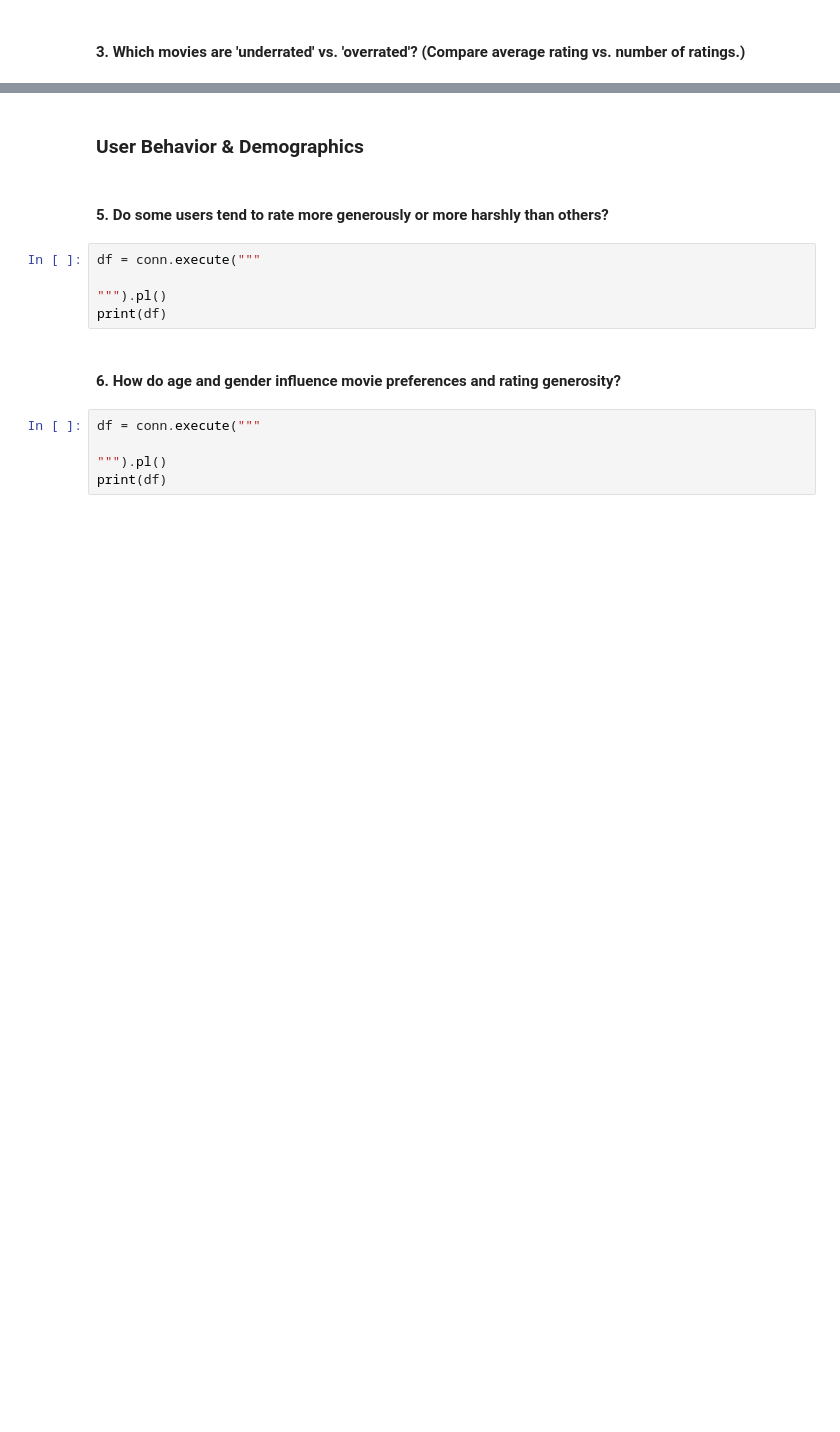
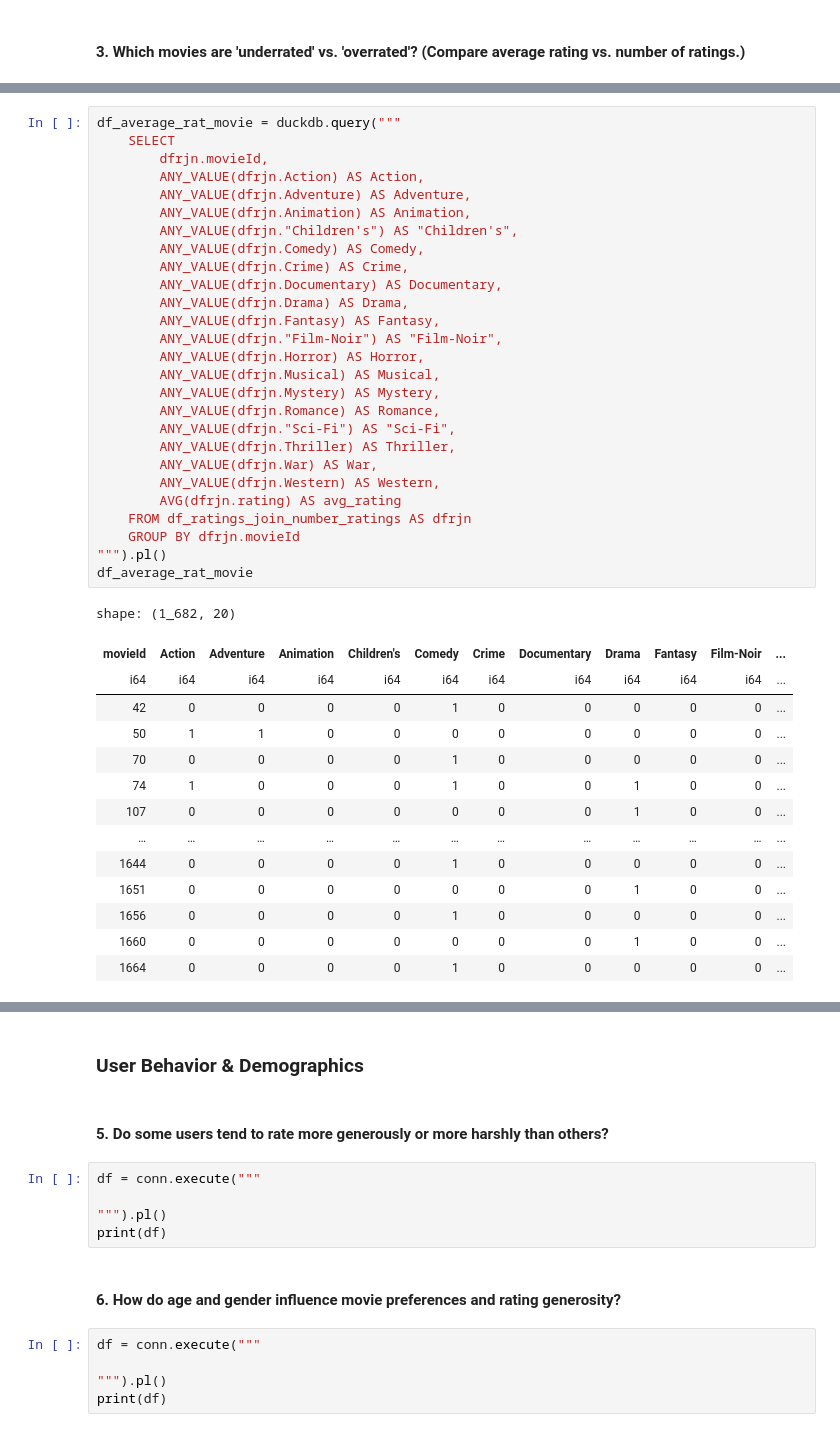
Before and after one commit to GoncaloBento/movielens-aws-duckdb, a Jupyter notebook: notebooks/data_base_handler.ipynb, the cells around one changed output, grey strips where cells are left out. Saved outputs shown, nothing was run; the diff lists cells and outputs as text; blank space fills up the shorter version.

```diff
--- a/notebooks/data_base_handler.ipynb
+++ b/notebooks/data_base_handler.ipynb
@@ -465,0 +644,42 @@ print(df)
+# %%
+df_average_rat_movie = duckdb.query("""
+    SELECT
+        dfrjn.movieId,
+        ANY_VALUE(dfrjn.Action) AS Action,
+        ANY_VALUE(dfrjn.Adventure) AS Adventure,
+        ANY_VALUE(dfrjn.Animation) AS Animation,
+        ANY_VALUE(dfrjn."Children's") AS "Children's",
+        ANY_VALUE(dfrjn.Comedy) AS Comedy,
+        ANY_VALUE(dfrjn.Crime) AS Crime,
+        ANY_VALUE(dfrjn.Documentary) AS Documentary,
+        ANY_VALUE(dfrjn.Drama) AS Drama,
+        ANY_VALUE(dfrjn.Fantasy) AS Fantasy,
+        ANY_VALUE(dfrjn."Film-Noir") AS "Film-Noir",
+        ANY_VALUE(dfrjn.Horror) AS Horror,
+        ANY_VALUE(dfrjn.Musical) AS Musical,
+        ANY_VALUE(dfrjn.Mystery) AS Mystery,
+        ANY_VALUE(dfrjn.Romance) AS Romance,
+        ANY_VALUE(dfrjn."Sci-Fi") AS "Sci-Fi",
+        ANY_VALUE(dfrjn.Thriller) AS Thriller,
+        ANY_VALUE(dfrjn.War) AS War,
+        ANY_VALUE(dfrjn.Western) AS Western,
+        AVG(dfrjn.rating) AS avg_rating
+    FROM df_ratings_join_number_ratings AS dfrjn
+    GROUP BY dfrjn.movieId
+""").pl()
+df_average_rat_movie
+# %% [output]
+shape: (1_682, 20)
+| movieId | Action | Adventure | Animation | Children's | Comedy | Crime | Documentary | Drama | Fantasy | Film-Noir | ... |
+| i64 | i64 | i64 | i64 | i64 | i64 | i64 | i64 | i64 | i64 | i64 | ... |
+| 42 | 0 | 0 | 0 | 0 | 1 | 0 | 0 | 0 | 0 | 0 | ... |
+| 50 | 1 | 1 | 0 | 0 | 0 | 0 | 0 | 0 | 0 | 0 | ... |
+| 70 | 0 | 0 | 0 | 0 | 1 | 0 | 0 | 0 | 0 | 0 | ... |
+| 74 | 1 | 0 | 0 | 0 | 1 | 0 | 0 | 1 | 0 | 0 | ... |
+| 107 | 0 | 0 | 0 | 0 | 0 | 0 | 0 | 1 | 0 | 0 | ... |
+| … | … | … | … | … | … | … | … | … | … | … | ... |
+| 1644 | 0 | 0 | 0 | 0 | 1 | 0 | 0 | 0 | 0 | 0 | ... |
+| 1651 | 0 | 0 | 0 | 0 | 0 | 0 | 0 | 1 | 0 | 0 | ... |
+| 1656 | 0 | 0 | 0 | 0 | 1 | 0 | 0 | 0 | 0 | 0 | ... |
+| 1660 | 0 | 0 | 0 | 0 | 0 | 0 | 0 | 1 | 0 | 0 | ... |
+| 1664 | 0 | 0 | 0 | 0 | 1 | 0 | 0 | 0 | 0 | 0 | ... |
```
Also changed, not shown: parts of 39 cells of this notebook.
